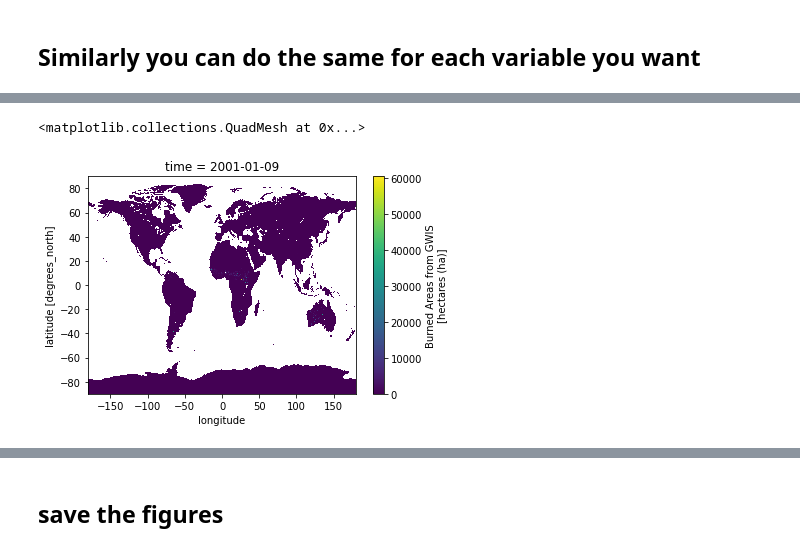
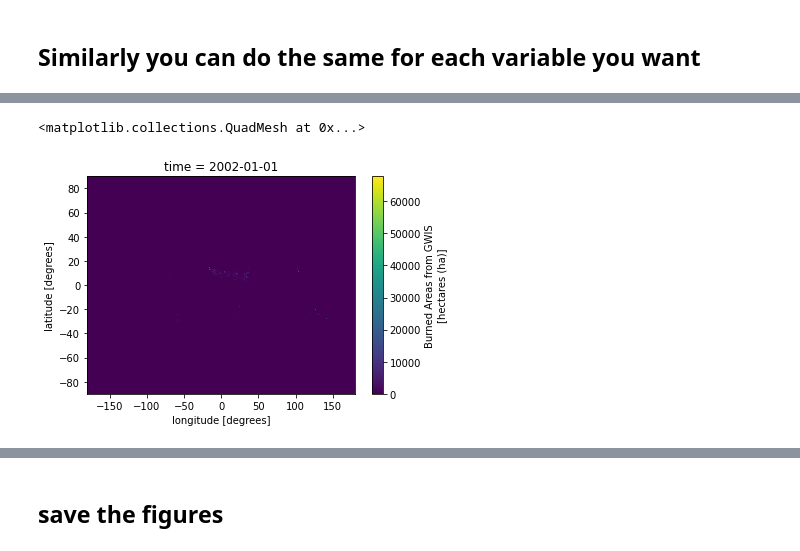
Before and after one commit to SeasFire/seasfire-datacube, a Jupyter notebook: Python-Tutorials/visualization_BAs.ipynb, the cells around one changed output, grey strips where cells are left out. Saved outputs shown, nothing was run; the diff lists cells and outputs as text; code cells hidden in the pictures.

```diff
--- a/Python-Tutorials/visualization_BAs.ipynb
+++ b/Python-Tutorials/visualization_BAs.ipynb
@@ -77,10 +77,10 @@ units :
 # %%
 gwis=ds['gwis_ba']
 # %%
-gwis[1,:,:].plot()
+gwis[46,:,:].plot()
 # %% [output]
 <matplotlib.collections.QuadMesh at 0x...>
-[figure, old version]
+[figure, new version]
 # %%
 #resample to get yearly data
 gwis_all=gwis.resample(time="1Y").sum()
```
Also changed, not shown: parts of 6 cells of this notebook.
